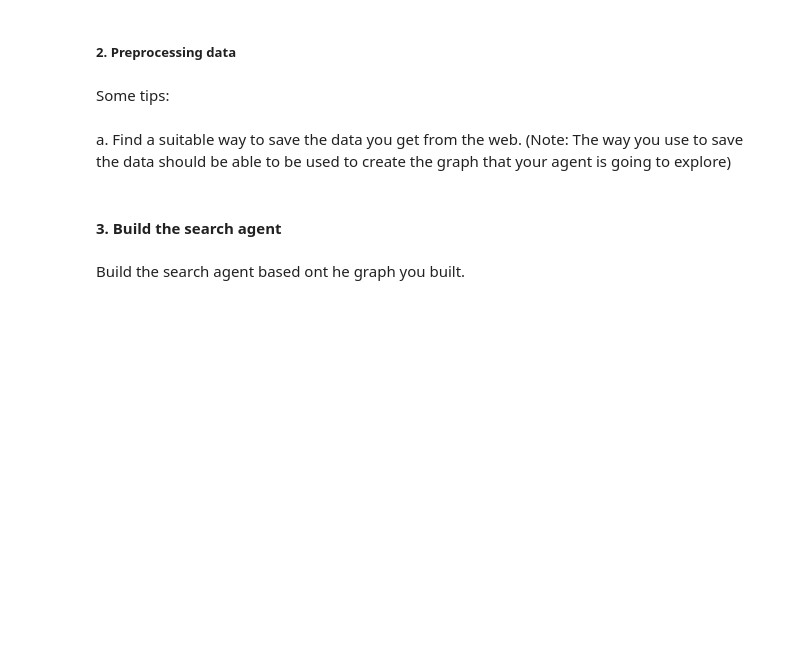
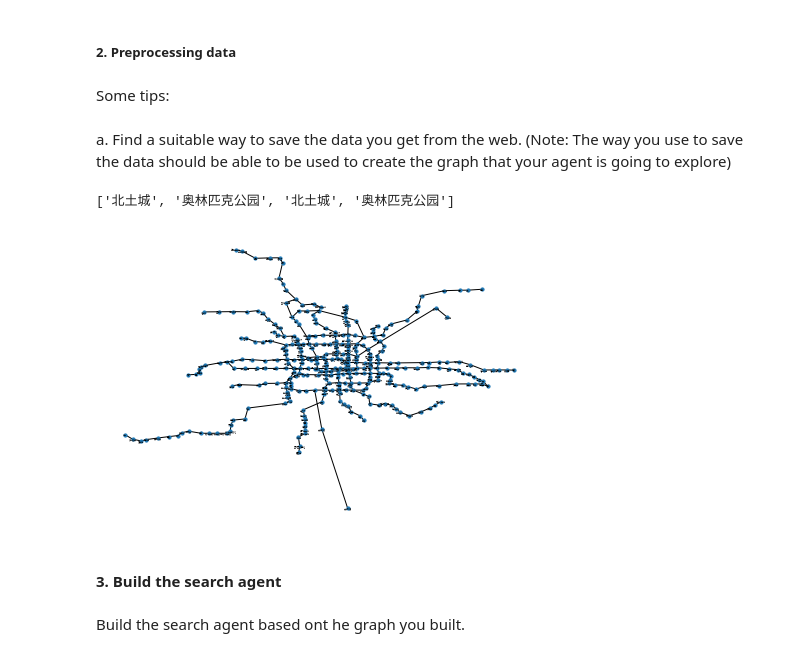
Before and after one commit to haojiefu007/MyPython, a Jupyter notebook: Nlp/assignment_2/Assignment_02.ipynb, the cells around one changed output. Cells and saved outputs as stored; diff of their text form; code cells hidden in the pictures; blank space fills up the shorter version.

```diff
--- a/Nlp/assignment_2/Assignment_02.ipynb
+++ b/Nlp/assignment_2/Assignment_02.ipynb
@@ -67,3 +167,21 @@ a. Find a suitable way to save the data you get from the web. (Note: The way you
+# %%
+print(station_connection_info['奥体中心'])
+# %% [output]
+['北土城', '奥林匹克公园', '北土城', '奥林匹克公园']
+# %%
+#绘图
+import networkx as nx
+import matplotlib.pyplot as plt
+
+plt.rcParams['font.sans-serif'] = ['SimHei']
+plt.rcParams['axes.unicode_minus'] = False
+
+station_graph = nx.Graph(station_connection_info)
+
+station_graph.add_nodes_from(list(station_connection_info.keys()))
+nx.draw(station_graph, station_info, with_labels=True, node_size=10,font_size = 2)
+# %% [output]
+[figure, added]
 # %% [markdown]
 #### 3. Build the search agent
 # %% [markdown]
```
Also changed, not shown: parts of 15 cells of this notebook, 1 other file.
